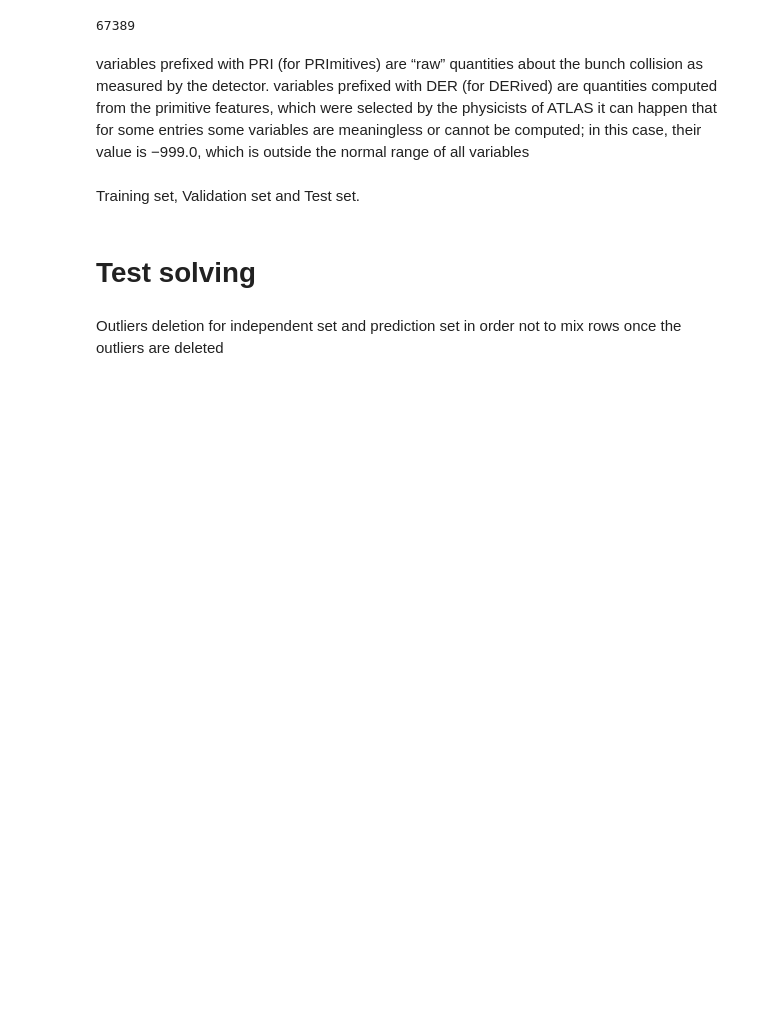
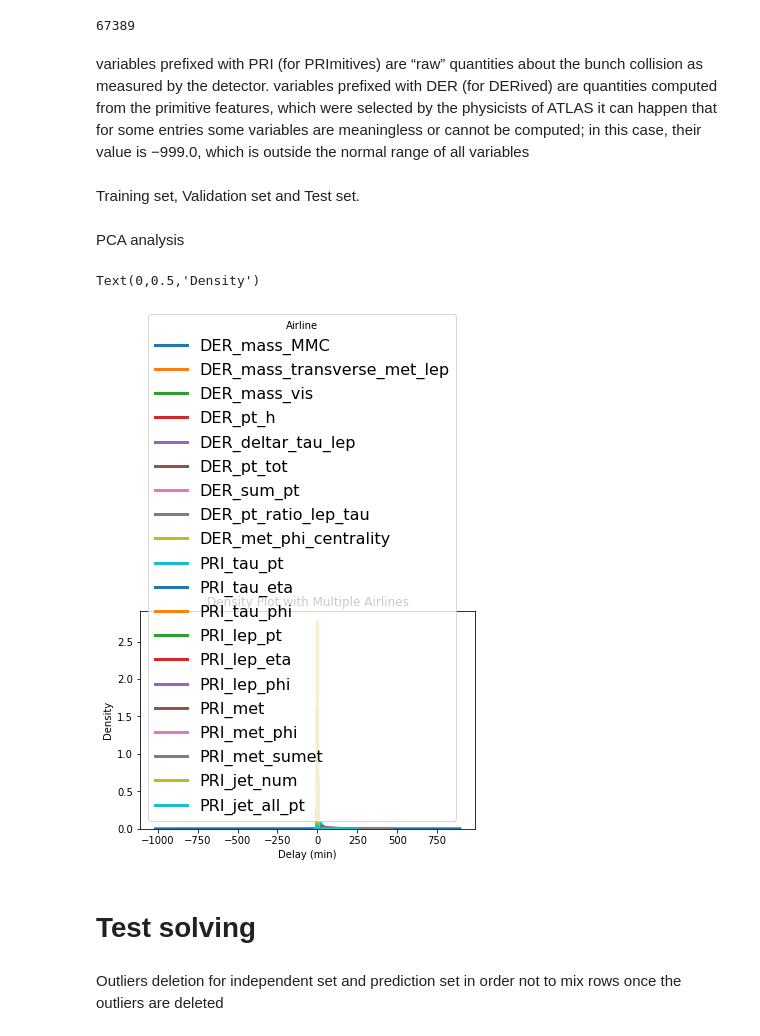
Before and after one commit to gianlucamancini7/machine_learning, a Jupyter notebook: main.ipynb, the cells around one changed output. Saved outputs shown, nothing was run; the diff lists cells and outputs as text; code cells hidden in the pictures; blank space fills up the shorter version.

```diff
--- a/main.ipynb
+++ b/main.ipynb
@@ -234,6 +235,35 @@ variables prefixed with DER (for DERived) are quantities computed from the primi
 it can happen that for some entries some variables are meaningless or cannot be computed; in this case, their value is −999.0, which is outside the normal range of all variables
 # %% [markdown]
 Training set, Validation set and Test set.
+# %% [markdown]
+PCA analysis
+# %%
+colors = {'b': 'rgb(31, 119, 180)',
+          's': 'rgb(255, 127, 14)'}
+features = df_features_train_independent.iloc[:,1:].columns.values
+
+# Iterate through the five airlines
+
+for feature in features:
+
+    # Subset for boson and not boson
+    subset_boson = df_features_train_independent[prediction_independent['Prediction'] == 'b']
+
+    subset_non_boson = df_features_train_independent[prediction_independent['Prediction'] == 's']
+
+    # Draw the density plot
+    sns.distplot(subset_boson[feature], hist = False, kde = True,
+                 kde_kws = {'linewidth': 3},
+                 label = feature)
+
+# Plot formatting
+plt.legend(prop={'size': 16}, title = 'Airline')
+plt.title('Density Plot with Multiple Airlines')
+plt.xlabel('Delay (min)')
+plt.ylabel('Density')
+# %% [output]
+Text(0,0.5,'Density')
+[figure, added]
 # %% [markdown]
 # Test solving
 # %% [markdown]
```
Also changed, not shown: parts of 1 cell of this notebook, 1 other file.
